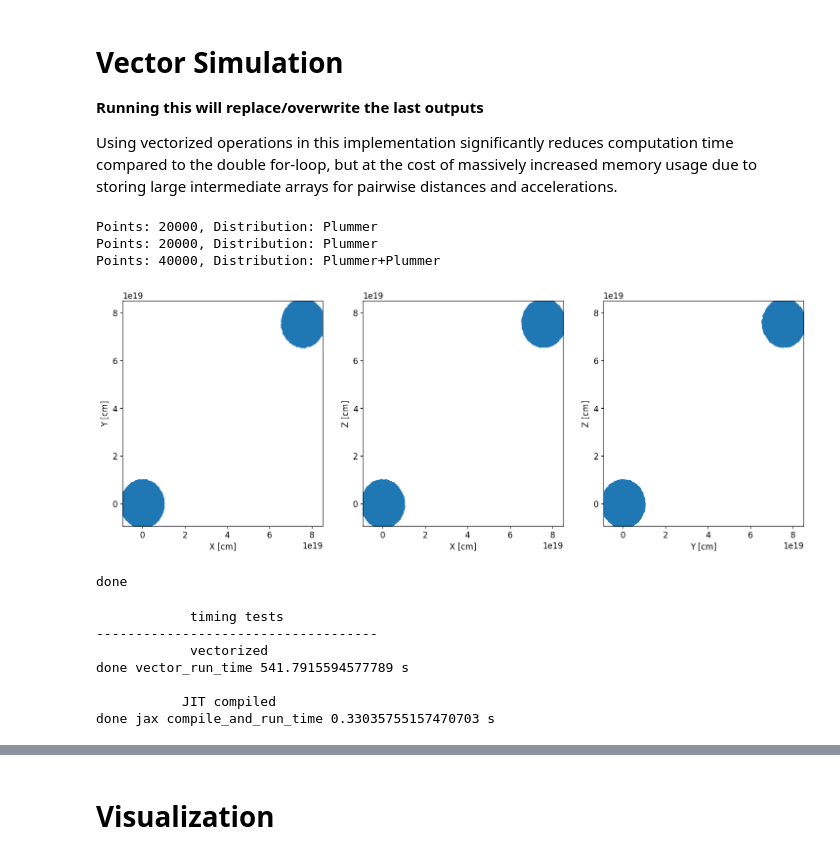
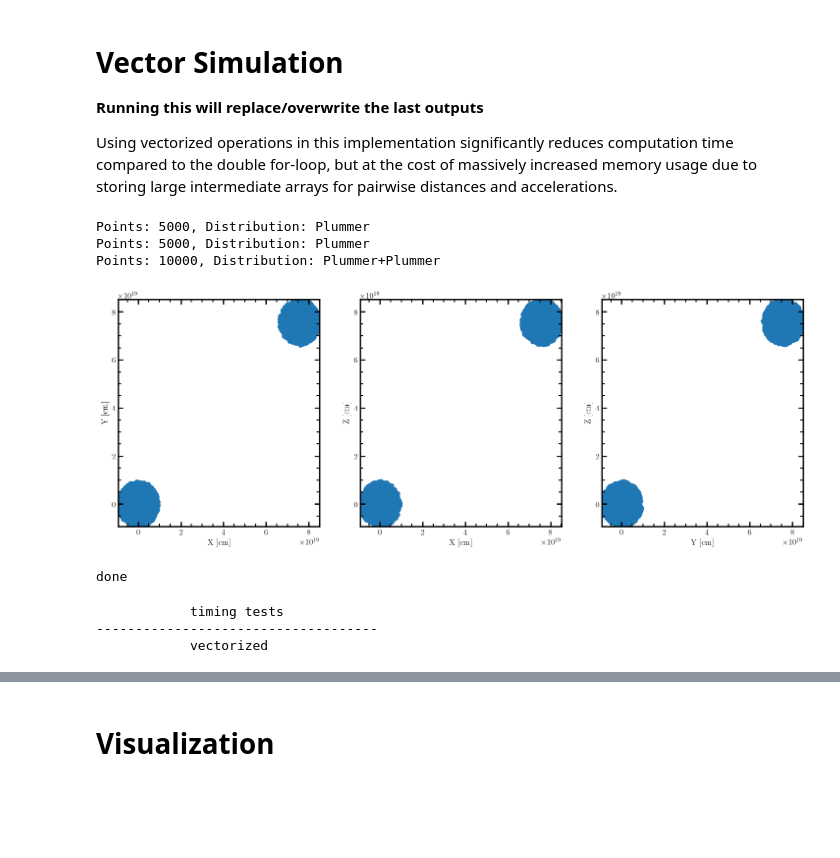
Before and after one commit to robelgeda/peytonites2024, a Jupyter notebook: hackathon/jax_nbody_notebook.ipynb, the cells around one changed output, grey strips where cells are left out. Drawn from its saved outputs; the diff is of its cells as text; code cells hidden in the pictures; blank space fills up the shorter version.

Commit message:
Editted jitted sections and works with standard Peytonites package

```diff
--- a/hackathon/jax_nbody_notebook.ipynb
+++ b/hackathon/jax_nbody_notebook.ipynb
@@ -30,3 +30,21 @@ import matplotlib.patches as patches
 plt.rcParams['figure.figsize'] = [6, 6]
 plt.rcParams['image.origin'] = 'lower'
 plt.rcParams['font.size'] = 12
+plt.rcParams["xtick.top"] = True
+plt.rcParams["ytick.right"] = True
+plt.rcParams["xtick.direction"] = "in"
+plt.rcParams["ytick.direction"] = "in"
+plt.rcParams["xtick.minor.visible"] = True
+plt.rcParams["ytick.minor.visible"] = True
+plt.rcParams["xtick.major.size"] = 7
+plt.rcParams["xtick.minor.size"] = 4.5
+plt.rcParams["ytick.major.size"] = 7
+plt.rcParams["ytick.minor.size"] = 4.5
+plt.rcParams["xtick.major.width"] = 2
+plt.rcParams["xtick.minor.width"] = 1.5
+plt.rcParams["ytick.major.width"] = 2
+plt.rcParams["ytick.minor.width"] = 1.5
+plt.rcParams["axes.linewidth"] = 2
+plt.rcParams["font.family"] = "serif"
+plt.rcParams["mathtext.fontset"] = "dejavuserif"
+plt.rcParams.update({"text.usetex": True})
@@ -422,5 +355,5 @@ def jax_simulation(n_steps, sim_init_cond, out_dir, verbose=False):
 # %%
-N = 40000
+N = 10000
 total_mass = N * (1*u.M_sun).to('g').value
 radius = (10*u.lyr).to('cm').value
 dynamical_time = peytonites.dynamical_time(total_mass, radius)
@@ -437,44 +370,46 @@ dist_2 = peytonites.plummer(
     N // 2, radius,
     x0=radius*8, y0=radius*8, z0=radius*8,
     total_mass=total_mass,
     vx0=0.0, vy0=0.0, vz0=0.0,
     max_radius=radius
 )
 
 
 dist_combo = dist_1 + dist_2
 
 print(dist_1)
 print(dist_2)
 print(dist_combo)
 
 dist_combo.plot()
 plt.show()
 
 # Estimate softening param based on number density and mean length:
 soft = peytonites.estimate_softening_length(N, radius, fraction=0.5)
 
 sim_init_cond = SimState(
     distribution=dist_combo, # `Distribution` object
     nsteps=10000, # Number of steps in the sim
     dt=dynamical_time / 100, # Time interval for each time-step
     soft=soft, # Softening parameter
     out_interval=10 # Output sim every out_interval
 )
 
 print('done')
 # %% [output]
-Points: 20000, Distribution: Plummer
-Points: 20000, Distribution: Plummer
-Points: 40000, Distribution: Plummer+Plummer
+Points: 5000, Distribution: Plummer
+Points: 5000, Distribution: Plummer
+Points: 10000, Distribution: Plummer+Plummer
-[figure, old version]
+[figure, new version]
 done
 # %%
 out_dir = './solar_system_simout_JAX'
 #sim_init_cond = SimState.read('init_conds/plummer_collision_10000p_10000step_init.dat')
 jitted_sim = jax.jit(jax_simulation, static_argnums=(0,1,2,3))
-steps = 10
+steps = 100
 
+# ------------------------------------------ #
+# ------------------------------------------ #
 print('            timing tests')
 print('------------------------------------')
 print('            vectorized')
@@ -484,10 +419,12 @@ tend = time()
 
 vector_run_time = (tend-tstart)*u.s
 print('done', 'vector_run_time', vector_run_time)
-print('')
+
+# ------------------------------------------ #
+# ------------------------------------------ #
 print('           JIT compiled')
 tstart = time()
-jitted_sim(steps, sim_init_cond, out_dir, verbose=False)
+jax_simulation(steps, sim_init_cond, out_dir, verbose=False)
 tend = time()
 
 vector_run_time = (tend-tstart)*u.s
@@ -496,7 +433,3 @@ print('done', 'jax compile_and_run_time', vector_run_time)
             timing tests
 ------------------------------------
             vectorized
-done vector_run_time 541.7915594577789 s
-
-           JIT compiled
-done jax compile_and_run_time 0.33035755157470703 s
```
Also changed, not shown: parts of 12 cells of this notebook.
